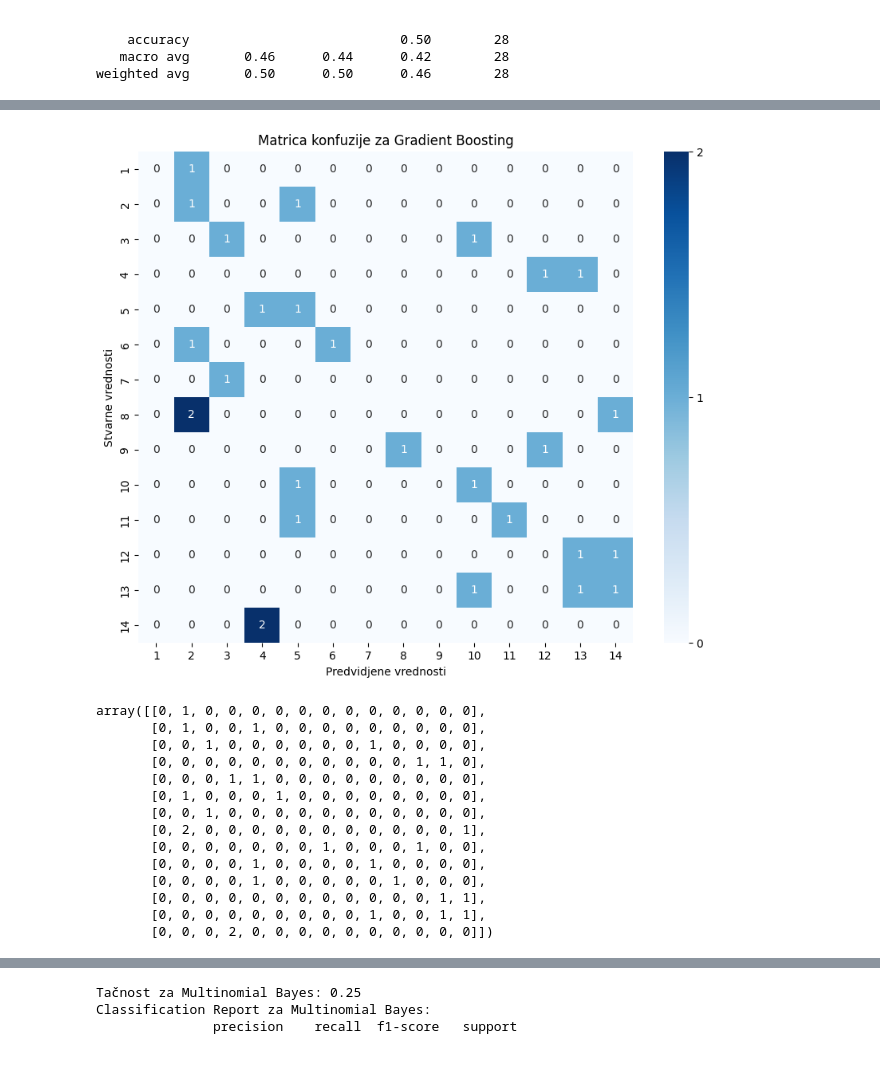
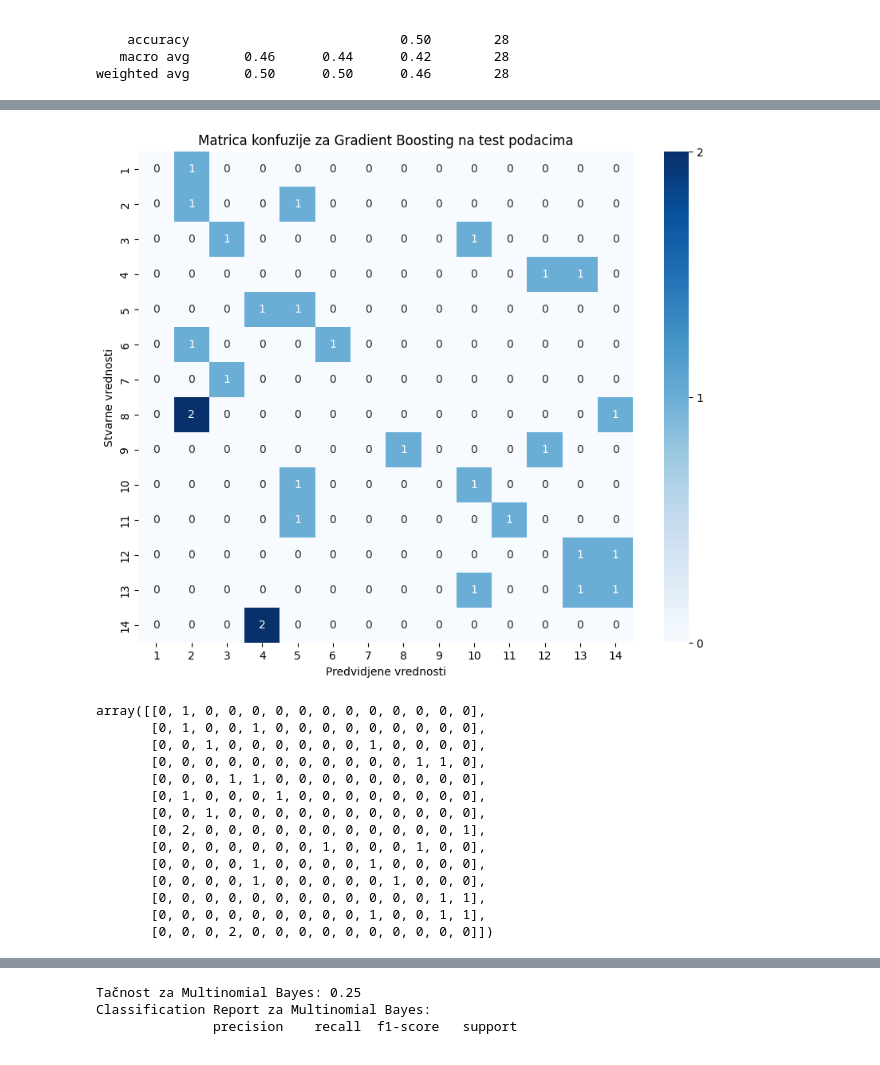
Before and after one commit to jelena3160/AutorshipAttribution, a Jupyter notebook: classla.ipynb, the cells around one changed output, grey strips where cells are left out. Saved outputs shown, nothing was run; the diff lists cells and outputs as text; code cells hidden in the pictures.

```diff
--- a/classla.ipynb
+++ b/classla.ipynb
@@ -259,18 +259,18 @@ F1 Score za Gradient Boosting: 0.23945578231292516
 # %%
 
 conf_matrix_gradient = confusion_matrix(y_test, y_pred_gradient)
 
 plt.figure(figsize=(10, 8))
 heatmap=sns.heatmap(conf_matrix_gradient, annot=True, fmt='d', cmap='Blues', xticklabels=range(1,15), yticklabels=range(1,15))
 plt.xlabel('Predvidjene vrednosti')
 plt.ylabel('Stvarne vrednosti')
-plt.title('Matrica konfuzije za Gradient Boosting')
+plt.title('Matrica konfuzije za Gradient Boosting na test podacima')
 colorbar = heatmap.collections[0].colorbar
 colorbar.set_ticks(MaxNLocator(integer=True).tick_values(conf_matrix_gradient.min(), conf_matrix_gradient.max()))
 plt.show()
 conf_matrix_gradient
 # %% [output]
-[figure, old version]
+[figure, new version]
 array([[0, 1, 0, 0, 0, 0, 0, 0, 0, 0, 0, 0, 0, 0],
        [0, 1, 0, 0, 1, 0, 0, 0, 0, 0, 0, 0, 0, 0],
        [0, 0, 1, 0, 0, 0, 0, 0, 0, 1, 0, 0, 0, 0],
```
Also changed, not shown: parts of 8 cells of this notebook.
